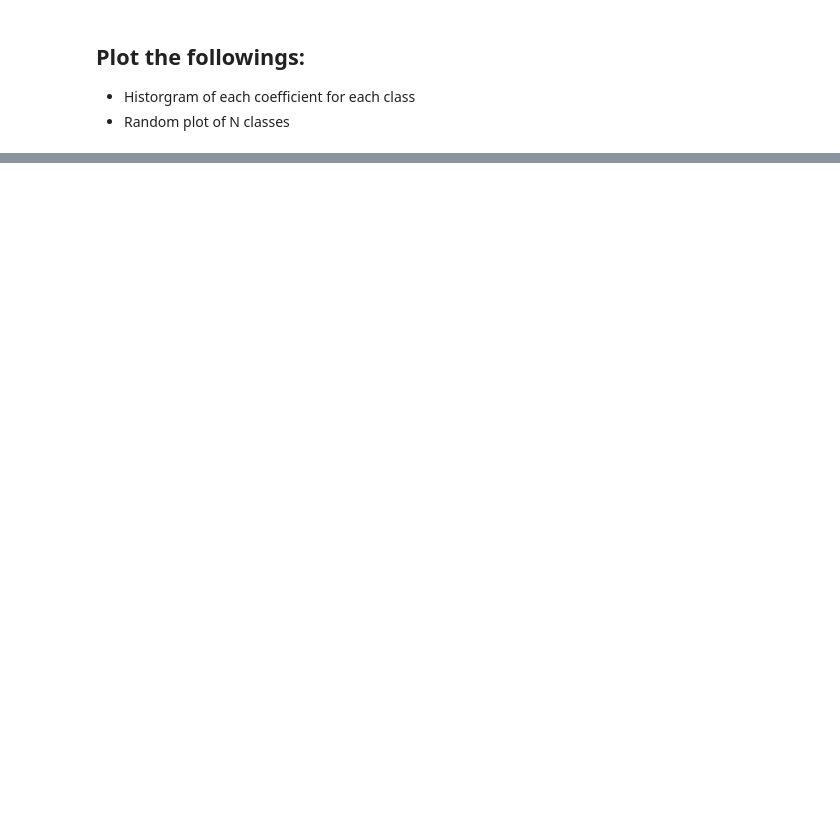
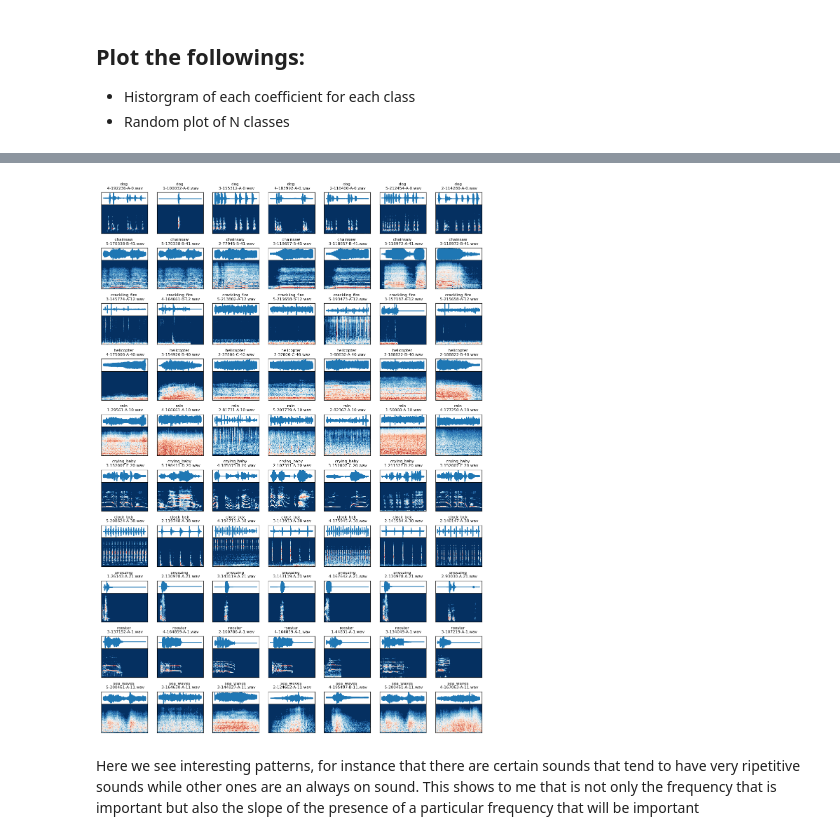
Before and after one commit to themaighi/HDA_environmentalsoundclassification, a Jupyter notebook: eda.ipynb, the cells around one changed output, grey strips where cells are left out. Saved outputs shown, nothing was run; the diff lists cells and outputs as text; code cells hidden in the pictures; blank space fills up the shorter version.

```diff
--- a/eda.ipynb
+++ b/eda.ipynb
@@ -47,0 +70,44 @@ array([-300.99148845,    0.        ,    0.        ,    0.        ,
+# %%
+def add_subplot_axes(ax, position):
+    box = ax.get_position()
+
+    position_display = ax.transAxes.transform(position[0:2])
+    position_fig = plt.gcf().transFigure.inverted().transform(position_display)
+    x = position_fig[0]
+    y = position_fig[1]
+
+    return plt.gcf().add_axes([x, y, box.width * position[2], box.height * position[3]], facecolor='w')
+# %%
+def plot_clip_overview(clip, ax, category):
+    ax.get_xaxis().set_visible(False)
+    ax.get_yaxis().set_visible(False)
+    ax_waveform = add_subplot_axes(ax, [0.0, 0.7, 1.0, 0.3])
+    ax_spectrogram = add_subplot_axes(ax, [0.0, 0.0, 1.0, 0.7])
+
+    with clip.audio as audio:
+        ax_waveform.plot(np.arange(0, len(audio.raw)) / float(clip.RATE), audio.raw)
+        ax_waveform.get_xaxis().set_visible(False)
+        ax_waveform.get_yaxis().set_visible(False)
+        ax_waveform.set_title('{0} \n {1}'.format(category, clip.filename), {'fontsize': 8}, y=1.03)
+
+        librosa.display.specshow(clip.logamplitude, sr=clip.RATE, x_axis='time', y_axis='mel', cmap='RdBu_r')
+        ax_spectrogram.get_xaxis().set_visible(False)
+        ax_spectrogram.get_yaxis().set_visible(False)
+# %%
+
+categories = audio_dt.category.unique()
+clips_shown = 7
+f, axes = plt.subplots(len(categories), clips_shown, figsize=(clips_shown * 2, len(categories) * 2), sharex=True, sharey=True)
+f.subplots_adjust(hspace = 0.35)
+
+for c, cat in enumerate(categories):
+    plot_dt = audio_dt[audio_dt.category == cat].reset_index(drop=True)
+    random_list = [random.randint(0,(plot_dt.shape[0] - 1)) for i in range(clips_shown)]
+    plot_dt = plot_dt.iloc[random_list]
+    for i, audio in enumerate(plot_dt.audio):
+        plot_clip_overview(audio, axes[c, i], cat)
+# %% [output]
+[figure, added]
+# %% [markdown]
+Here we see interesting patterns, for instance that there are certain sounds that tend to have very ripetitive sounds while other ones are an always on sound.
+This shows to me that is not only the frequency that is important but also the slope of the presence of a particular frequency that will be important
```
Also changed, not shown: parts of 16 cells of this notebook, 2 other files.
